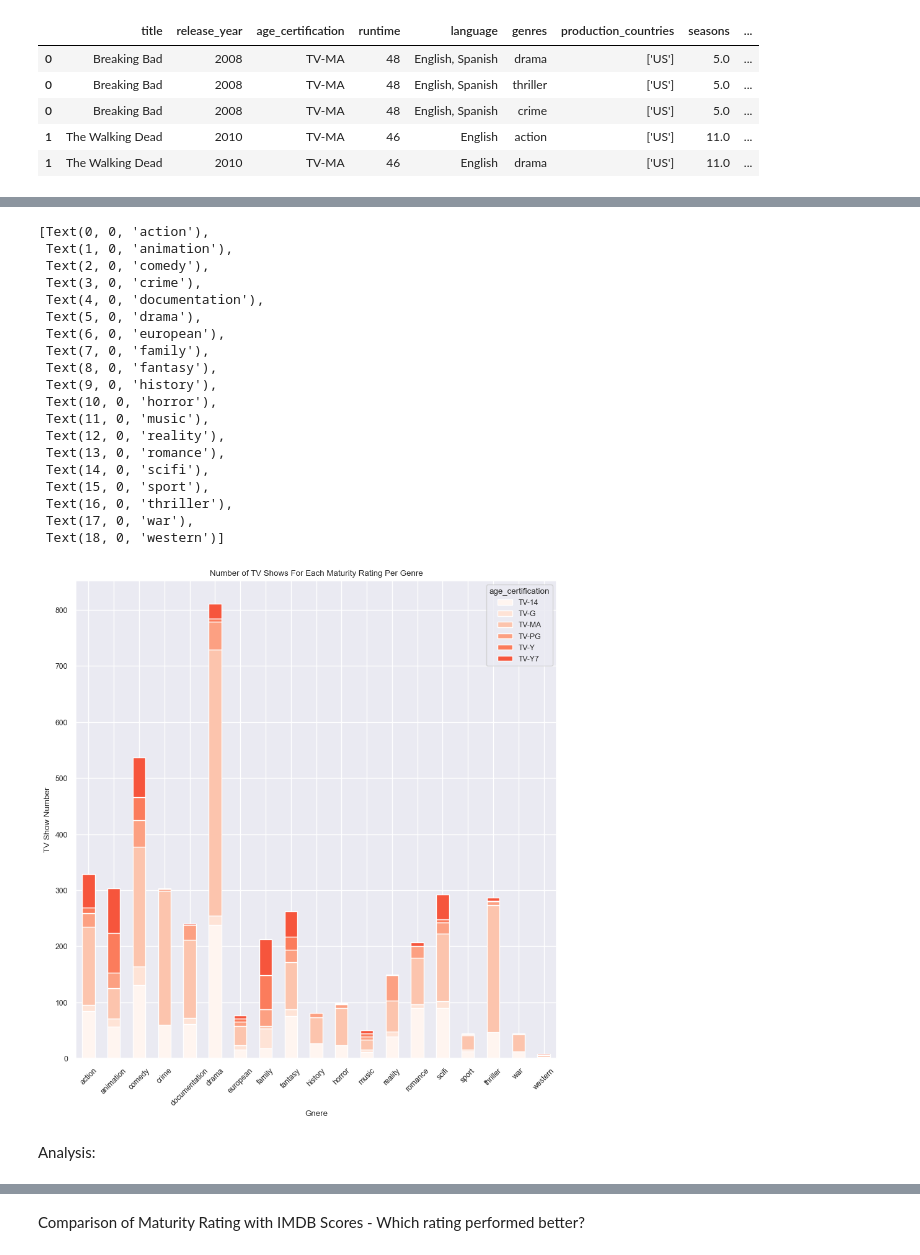
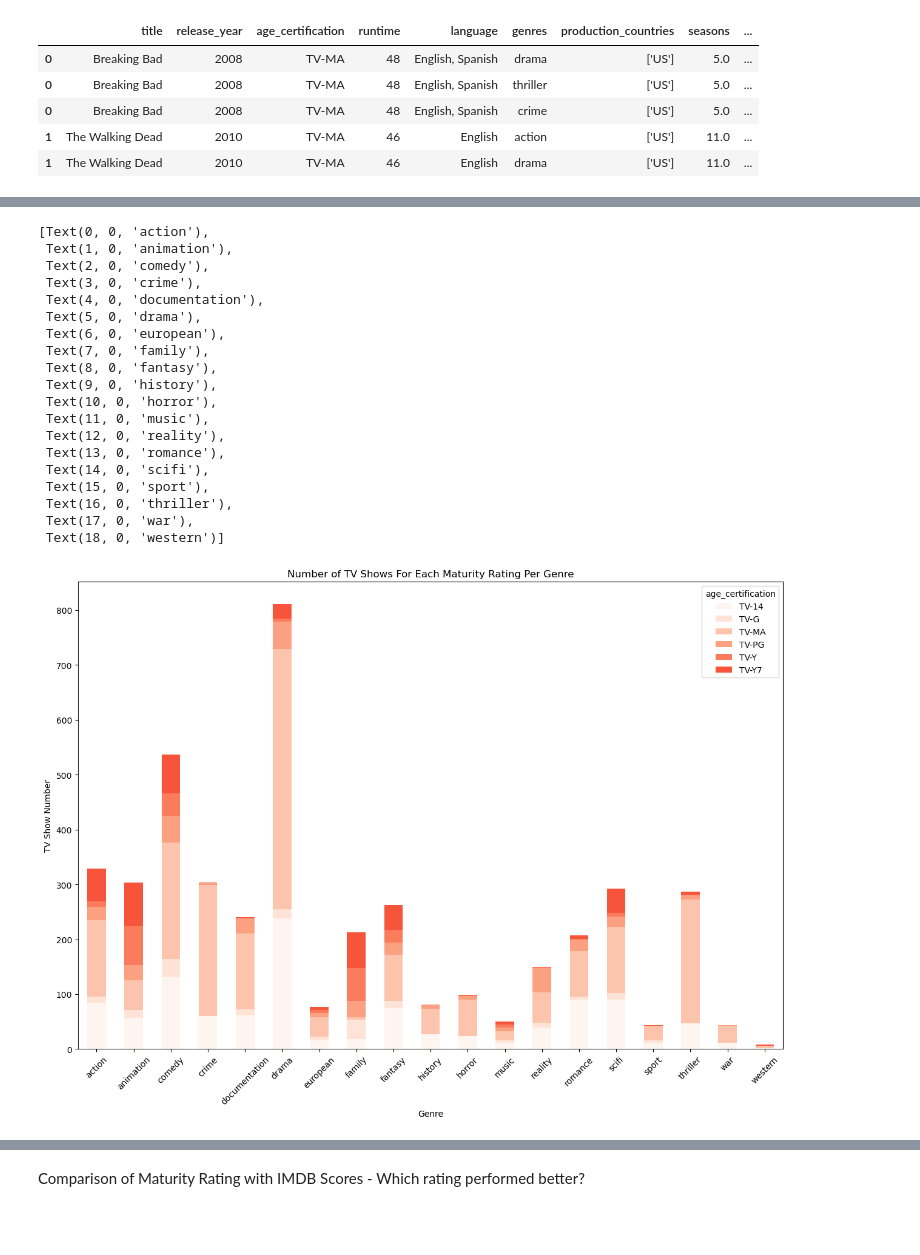
Before and after one commit to NidaB-C/NetflixEDA, a Jupyter notebook: 04_maturity_ratings.ipynb, the cells around one changed output, grey strips where cells are left out. Drawn from its saved outputs; the diff is of its cells as text; code cells hidden in the pictures; blank space fills up the shorter version.

```diff
--- a/04_maturity_ratings.ipynb
+++ b/04_maturity_ratings.ipynb
@@ -13,6 +13,6 @@ import numpy
 # %%
 # Read CSV File
-netflix_shows = pd.read_csv("../Resources/netflix_shows.csv")
+netflix_shows = pd.read_csv("Resources/netflix_shows.csv")
 
 # Display DataFrame
 netflix_shows.head()
@@ -95,34 +106,32 @@ rating_genres.head(10)
 # %%
 # Configure stacked bar chart
 colors = plt.cm.Reds(np.linspace(0, 1, 10))
-top_10 = rating_genres.plot.bar(stacked="True", figsize=(10,10), color=colors)
-plt.xlabel('Gnere')
+top_10 = rating_genres.plot.bar(stacked="True", figsize=(15,10), color=colors)
+plt.xlabel('Genre')
 plt.ylabel('TV Show Number')
 plt.title('Number of TV Shows For Each Maturity Rating Per Genre')
 
 # Configure x-tick rotation
-xticklabels = rating_genres_sorted.index
+xticklabels = rating_genres.index
 top_10.set_xticklabels(xticklabels, rotation=45)
 # %% [output]
 [Text(0, 0, 'action'),
  Text(1, 0, 'animation'),
  Text(2, 0, 'comedy'),
  Text(3, 0, 'crime'),
  Text(4, 0, 'documentation'),
  Text(5, 0, 'drama'),
  Text(6, 0, 'european'),
  Text(7, 0, 'family'),
  Text(8, 0, 'fantasy'),
  Text(9, 0, 'history'),
  Text(10, 0, 'horror'),
  Text(11, 0, 'music'),
  Text(12, 0, 'reality'),
  Text(13, 0, 'romance'),
  Text(14, 0, 'scifi'),
  Text(15, 0, 'sport'),
  Text(16, 0, 'thriller'),
  Text(17, 0, 'war'),
  Text(18, 0, 'western')]
-[figure, old version]
+[figure, new version]
-# %% [markdown]
-Analysis:
```
Also changed, not shown: parts of 29 cells of this notebook, 4 other files.
